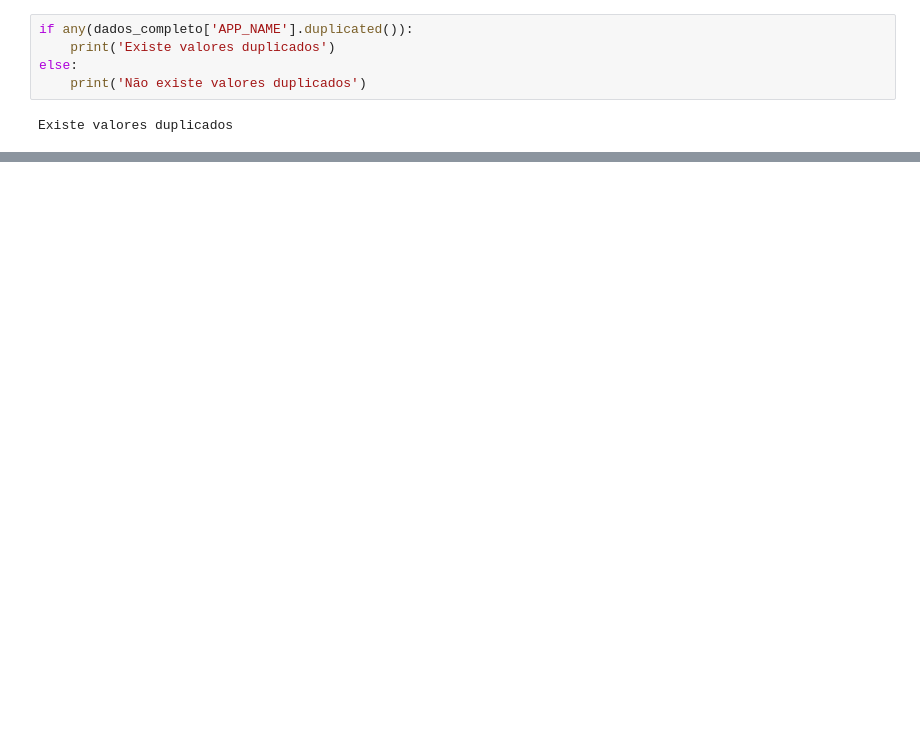
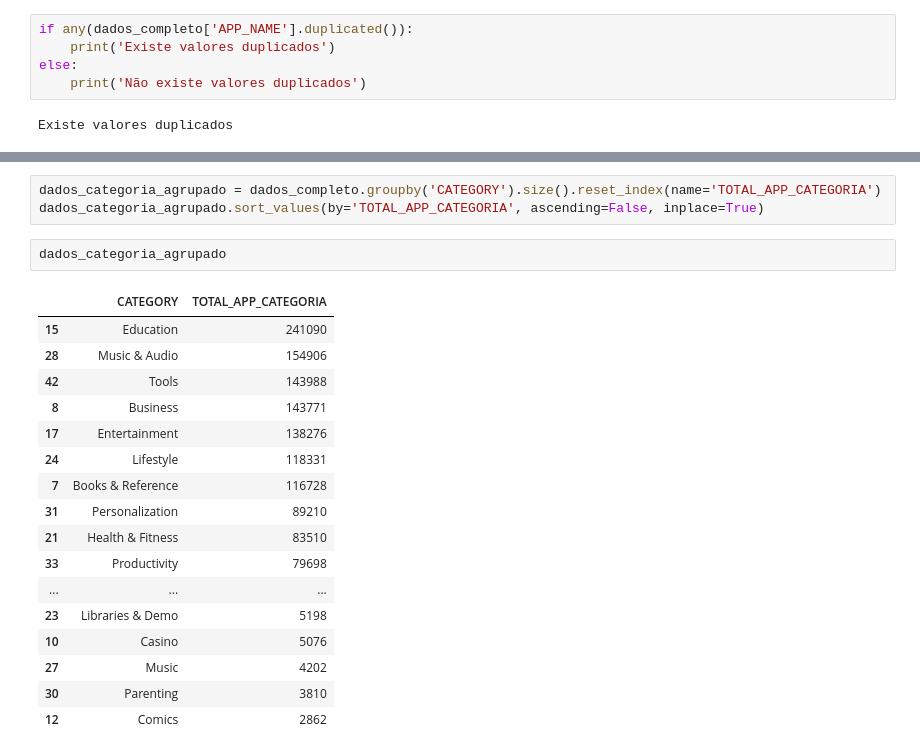
Before and after one commit to rodrigorocha1/google_play_store, a Jupyter notebook: notebooks/tratamento_dados.ipynb, the cells around one changed output, grey strips where cells are left out. Cells and saved outputs as stored; diff of their text form; blank space fills up the shorter version.

```diff
--- a/notebooks/tratamento_dados.ipynb
+++ b/notebooks/tratamento_dados.ipynb
@@ -61,0 +129,23 @@ df_tratado
+# %%
+dados_categoria_agrupado = dados_completo.groupby('CATEGORY').size().reset_index(name='TOTAL_APP_CATEGORIA')
+dados_categoria_agrupado.sort_values(by='TOTAL_APP_CATEGORIA', ascending=False, inplace=True)
+# %%
+dados_categoria_agrupado
+# %% [output]
+|  | CATEGORY | TOTAL_APP_CATEGORIA |
+| 15 | Education | 241090 |
+| 28 | Music & Audio | 154906 |
+| 42 | Tools | 143988 |
+| 8 | Business | 143771 |
+| 17 | Entertainment | 138276 |
+| 24 | Lifestyle | 118331 |
+| 7 | Books & Reference | 116728 |
+| 31 | Personalization | 89210 |
+| 21 | Health & Fitness | 83510 |
+| 33 | Productivity | 79698 |
+| ... | ... | ... |
+| 23 | Libraries & Demo | 5198 |
+| 10 | Casino | 5076 |
+| 27 | Music | 4202 |
+| 30 | Parenting | 3810 |
+| 12 | Comics | 2862 |
```
Also changed, not shown: parts of 13 cells of this notebook.
